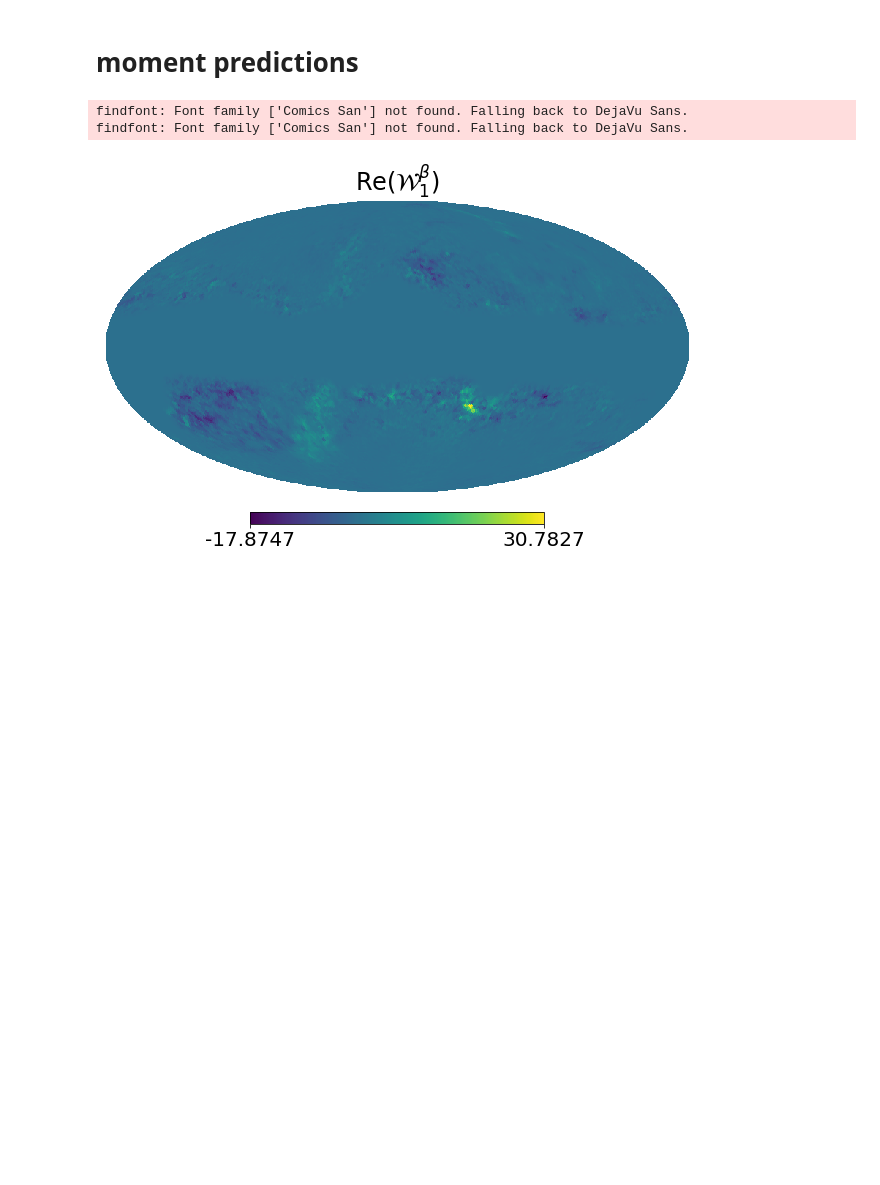
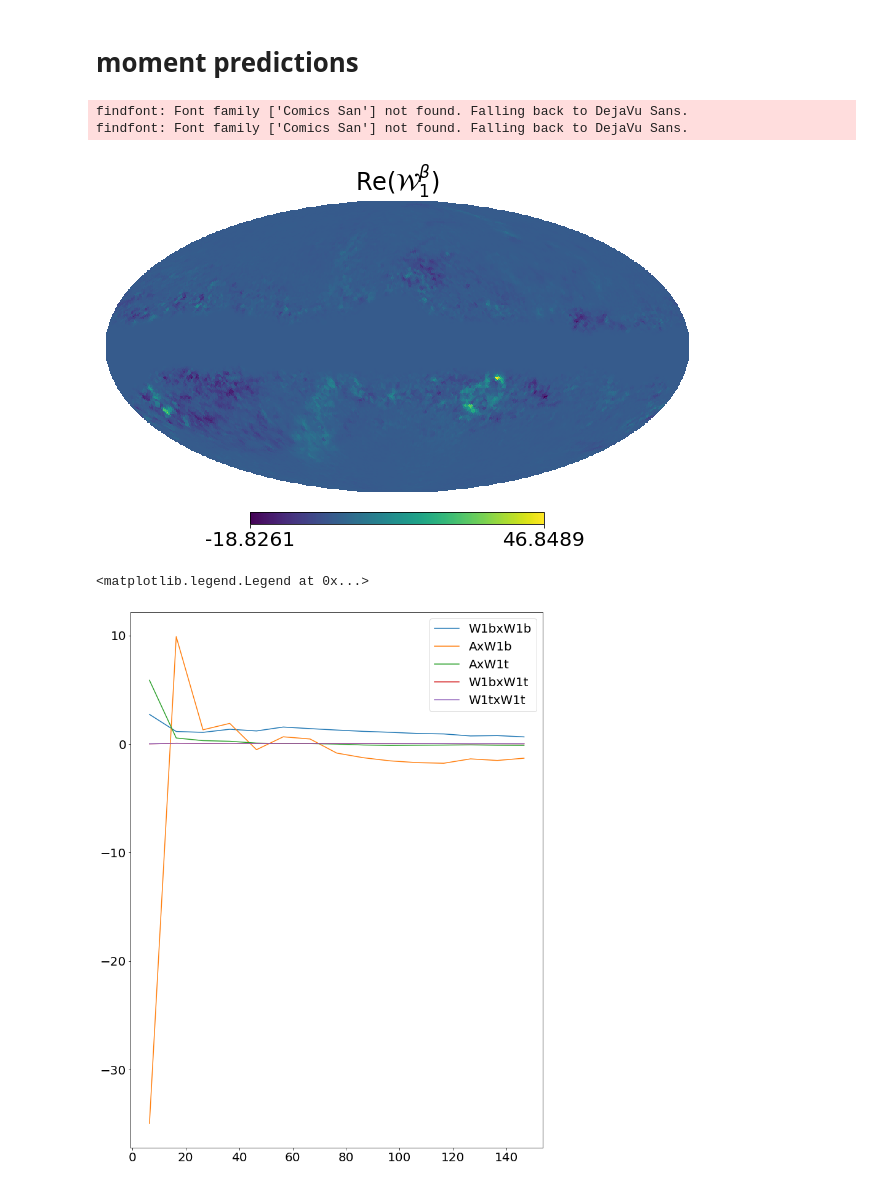
Before and after one commit to LeoVacher/moments-crosscell, a Jupyter notebook: notebook-plots/Compute-analytical-moments.ipynb, the cells around one changed output. Drawn from its saved outputs; the diff is of its cells as text; code cells hidden in the pictures; blank space fills up the shorter version.

```diff
--- a/notebook-plots/Compute-analytical-moments.ipynb
+++ b/notebook-plots/Compute-analytical-moments.ipynb
@@ -64,7 +64,7 @@ syncrotype=0
 instr= 'LiteBIRD'
 nside=64
 scale=10
-fsky=0.7
+fsky=0.8
 Nlbin = 10
 lmax = nside*3-1
 
@@ -122,7 +122,7 @@ hp.mollview(getmom_downgr(mom1b)[1]*mask,title=r'${\rm Re}(\mathcal{W}_1^\beta)$
 # %% [output]
 findfont: Font family ['Comics San'] not found. Falling back to DejaVu Sans.
 findfont: Font family ['Comics San'] not found. Falling back to DejaVu Sans.
-[figure, old version]
+[figure, new version]
 # %%
 Ad= get_dl_bb_mom(skyrefcpxd,skyrefcpxd)
 As= get_dl_bb_mom(skyrefcpxs,skyrefcpxs)
@@ -146,19 +146,22 @@ w1bw1p=get_dl_bb_mom(mom1b,mom1pmet)
 w1pw1p=get_dl_bb_mom(mom1pmet,mom1pmet)
 Asw1p= get_dl_bb_mom(skyrefcpxs,mom1pmet)
 # %%
-plt.plot(leff[:15],Ad[:15],label='AxA')
+#plt.plot(leff[:15],Ad[:15],label='AxA')
 plt.plot(leff[:15],w1bw1b[:15],label='W1bxW1b')
 plt.plot(leff[:15],Aw1b[:15],label='AxW1b')
-plt.plot(leff[:15],Aw1t[:15],label='AxW1t')
-plt.plot(leff[:15],w1bw1t[:15],label='W1bxW1t')
-plt.plot(leff[:15],w1tw1t[:15],label='W1txW1t')
+plt.plot(leff[:15],Aw1p[:15],label='AxW1t')
+plt.plot(leff[:15],w1bw1p[:15],label='W1bxW1t')
+plt.plot(leff[:15],w1bw1p[:15],label='W1txW1t')
 #plt.plot(leff[:15],get_dl_bb_mom(mom2b,mom2b)[:15],label='W2bxW2b')
 #plt.plot(leff[:15],get_dl_bb_mom(skyrefcpx,mom2b)[:15],label='AxW2b')
 #plt.plot(leff[:15],get_dl_bb_mom(skyrefcpx,mom2t)[:15],label='AxW2t')
 #plt.plot(leff[:15],get_dl_bb_mom(mom2b,mom2t)[:15],label='W2bxW2t')
 #plt.plot(leff[:15],get_dl_bb_mom(mom2t,mom2t)[:15],label='W2txW2t')
 #plt.plot(leff[:15],get_dl_bb_mom(mom2bt,mom2bt)[:15],label='W2btxW2bt')
 plt.legend()
+# %% [output]
+<matplotlib.legend.Legend at 0x...>
+[figure, added]
 # %%
 plt.plot(leff[:15],w1bw1b[:15]/Ad[:15],label='W1bxW1b')
 plt.plot(leff[:15],Aw1b[:15]/Ad[:15],label='AxW1b')
```
Also changed, not shown: parts of 16 cells of this notebook, 1 other file.
